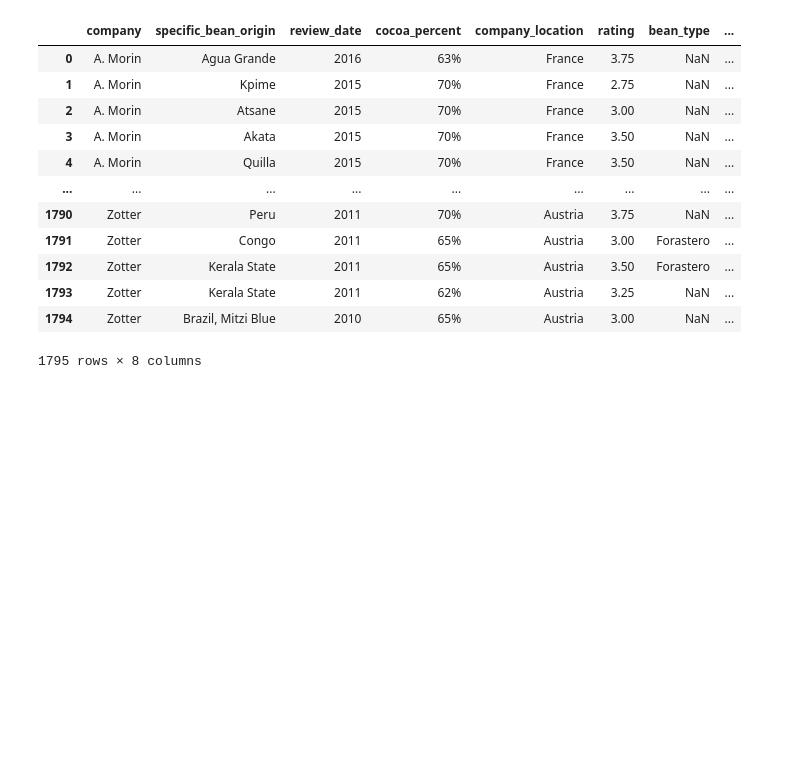
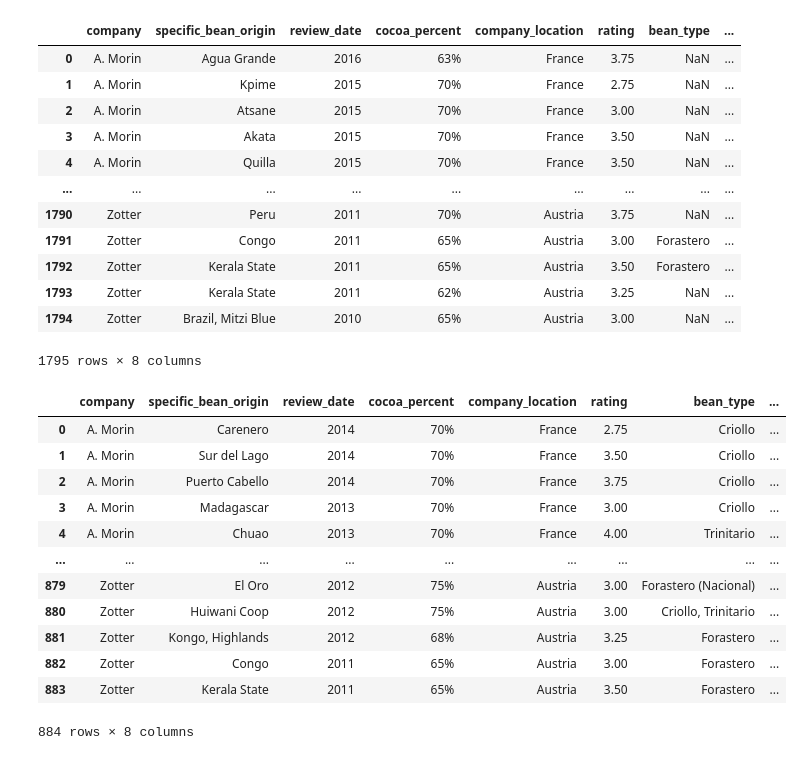
Before and after one commit to kborig89/Exploring-the-Global-Market-of-Chocolate, a Jupyter notebook: data/cacao_cleaned.ipynb, the cells around one changed output. Drawn from its saved outputs; the diff is of its cells as text; code cells hidden in the pictures; blank space fills up the shorter version.

```diff
--- a/data/cacao_cleaned.ipynb
+++ b/data/cacao_cleaned.ipynb
@@ -150,4 +150,26 @@ first_cacao_df
 | 1793 | Zotter | Kerala State | 2011 | 62% | Austria | 3.25 | NaN | ... |
 | 1794 | Zotter | Brazil, Mitzi Blue | 2010 | 65% | Austria | 3.00 | NaN | ... |
 1795 rows × 8 columns
+# %%
+# Clean file with only dropna, keeping bean
+cacaobean_dropna_df=first_cacao_df.dropna()
+
+cacaobean_dropna_df.index.name = 'id'
+cacaobean_dropna_df.reset_index(drop=True, inplace = True)
+
+cacaobean_dropna_df
+# %% [output]
+|  | company | specific_bean_origin | review_date | cocoa_percent | company_location | rating | bean_type | ... |
+| 0 | A. Morin | Carenero | 2014 | 70% | France | 2.75 | Criollo | ... |
+| 1 | A. Morin | Sur del Lago | 2014 | 70% | France | 3.50 | Criollo | ... |
+| 2 | A. Morin | Puerto Cabello | 2014 | 70% | France | 3.75 | Criollo | ... |
+| 3 | A. Morin | Madagascar | 2013 | 70% | France | 3.00 | Criollo | ... |
+| 4 | A. Morin | Chuao | 2013 | 70% | France | 4.00 | Trinitario | ... |
+| ... | ... | ... | ... | ... | ... | ... | ... | ... |
+| 879 | Zotter | El Oro | 2012 | 75% | Austria | 3.00 | Forastero (Nacional) | ... |
+| 880 | Zotter | Huiwani Coop | 2012 | 75% | Austria | 3.00 | Criollo, Trinitario | ... |
+| 881 | Zotter | Kongo, Highlands | 2012 | 68% | Austria | 3.25 | Forastero | ... |
+| 882 | Zotter | Congo | 2011 | 65% | Austria | 3.00 | Forastero | ... |
+| 883 | Zotter | Kerala State | 2011 | 65% | Austria | 3.50 | Forastero | ... |
+884 rows × 8 columns
 # %%
```
Also changed, not shown: parts of 3 cells of this notebook, 3 other files.
